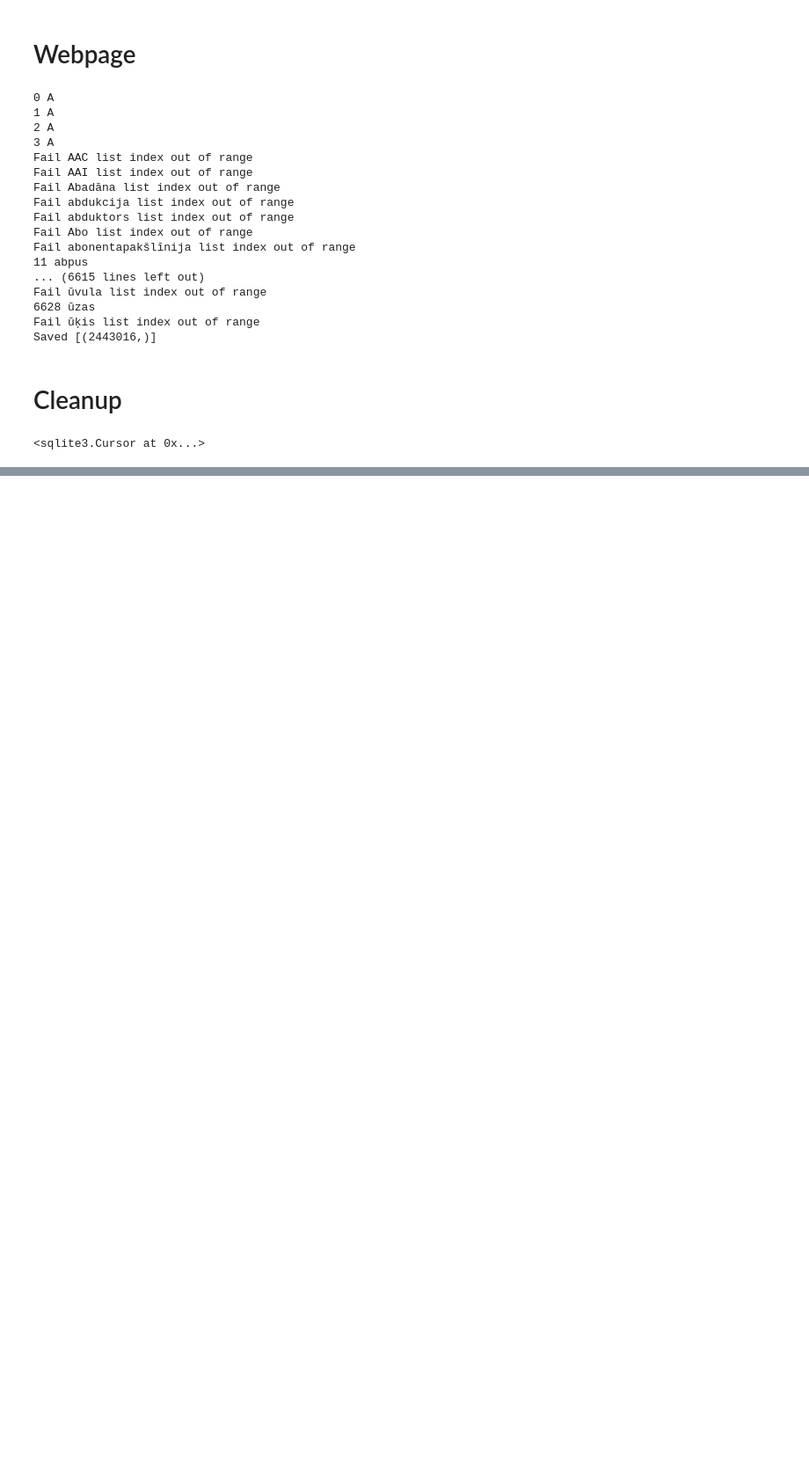
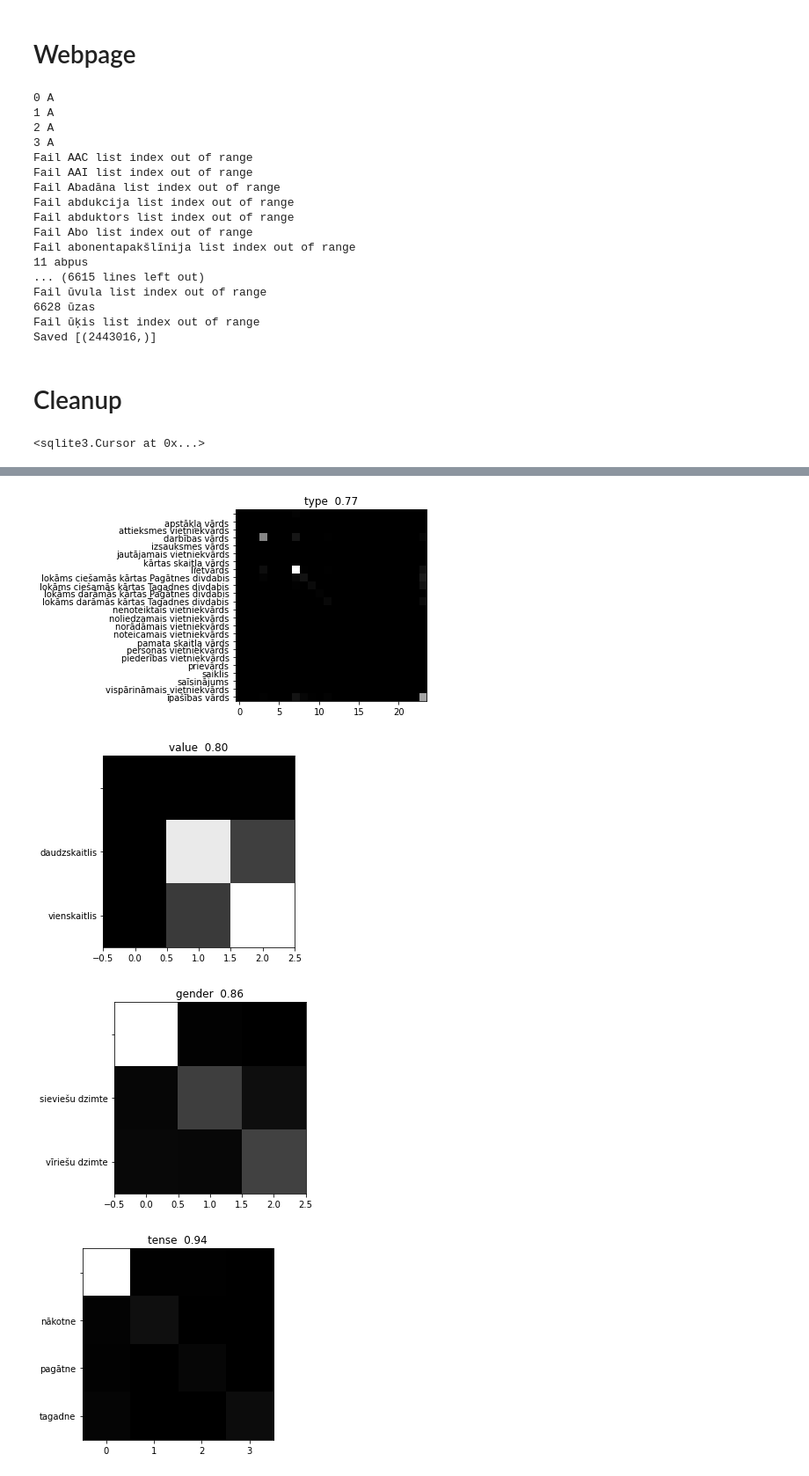
Before and after one commit to aidan-plenert-macdonald/language, a Jupyter notebook: latvian/morphology.ipynb, the cells around one changed output, grey strips where cells are left out. Shown: that part at 88% size. Drawn from its saved outputs; the diff is of its cells as text; code cells hidden in the pictures; blank space fills up the shorter version.

Commit message:
Modeling lexicon

```diff
--- a/latvian/morphology.ipynb
+++ b/latvian/morphology.ipynb
@@ -278,0 +322,15 @@ conn.commit()
+# %%
+from sklearn.model_selection import train_test_split
+
+X_train, X_test, Y_train, Y_test = train_test_split(
+    X, Y, test_size=0.80, random_state=42)
+# %%
+from sklearn.dummy import DummyClassifier
+clf = DummyClassifier()
+clf.fit(X_train, Y_train)
+Y_pred_test = clf.predict(X_test)
+
+print("Baseline")
+for i, col in enumerate(columns):
+    accr = np.sum(Y_test[:, i] == Y_pred_test[:, i]) / Y_test.shape[0]
+    print(col, accr)
@@ -278,0 +348,4 @@ conn.commit()
+# %%
+from sklearn.tree import DecisionTreeClassifier
+clf = DecisionTreeClassifier(random_state=0, max_depth=10)
+clf.fit(X_train, Y_train)
@@ -278,0 +354,6 @@ conn.commit()
+# %%
+Y_pred_test = clf.predict(X_test)
+
+for i, col in enumerate(columns):
+    accr = np.sum(Y_test[:, i] == Y_pred_test[:, i]) / Y_test.shape[0]
+    print(col, accr)
@@ -278,0 +370,16 @@ conn.commit()
+# %%
+from sklearn.metrics import confusion_matrix
+import matplotlib.pyplot as plt
+
+for i, (col, t) in enumerate(zip(columns, transformers)):
+    accr = np.sum(Y_test[:, i] == Y_pred_test[:, i]) / Y_test.shape[0]
+    cm = confusion_matrix(Y_test[:, i], Y_pred_test[:, i])
+    plt.imshow(cm , cmap='gray', interpolation='nearest')
+    plt.yticks(np.arange(len(t.classes_)), t.classes_)
+    plt.title(f"{col}  {accr:.2f}")
+    plt.show()
+# %% [output]
+[figure, added]
+[figure, added]
+[figure, added]
+[figure, added]
```
Also changed, not shown: parts of 12 cells of this notebook, 1 other file.
